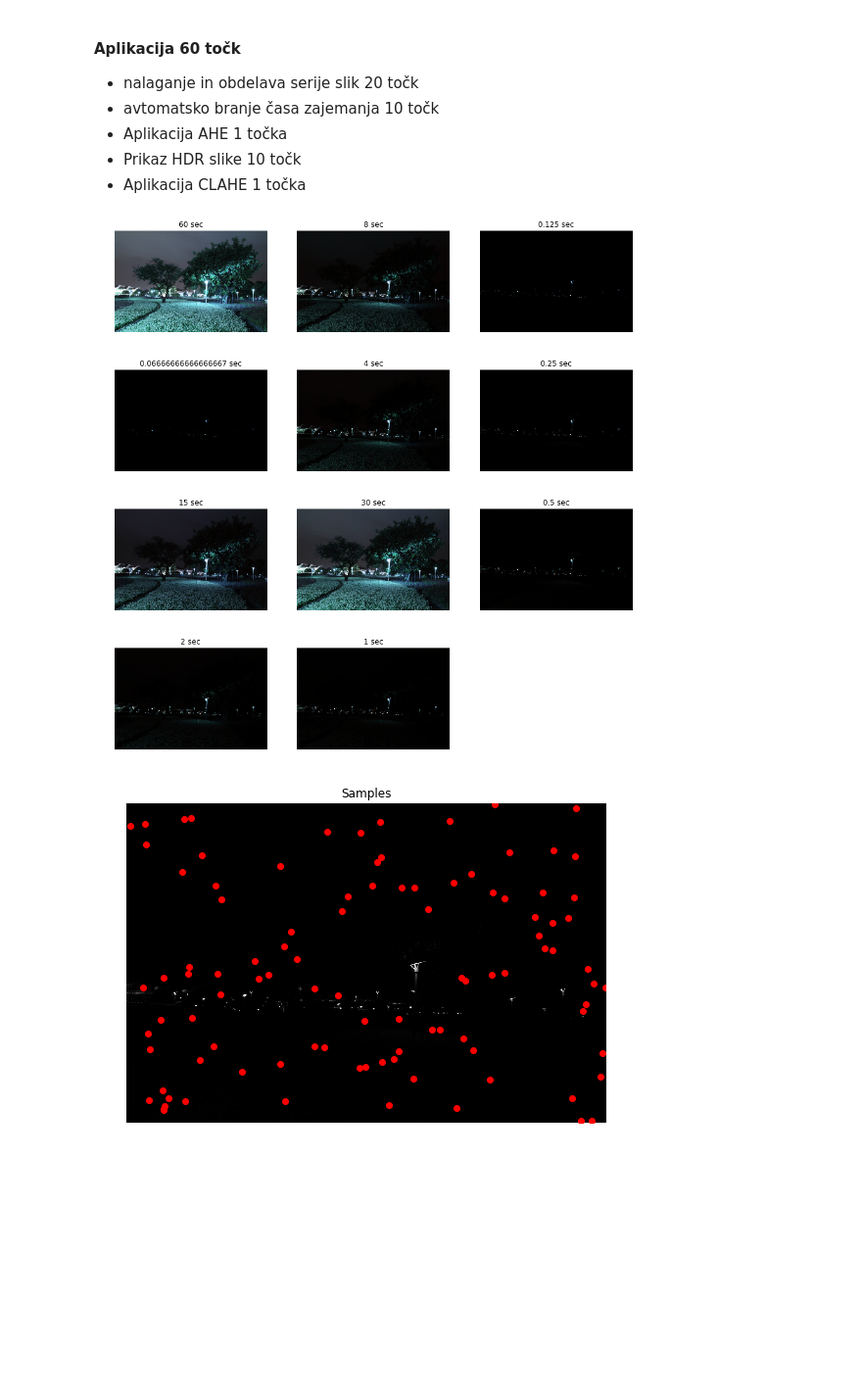
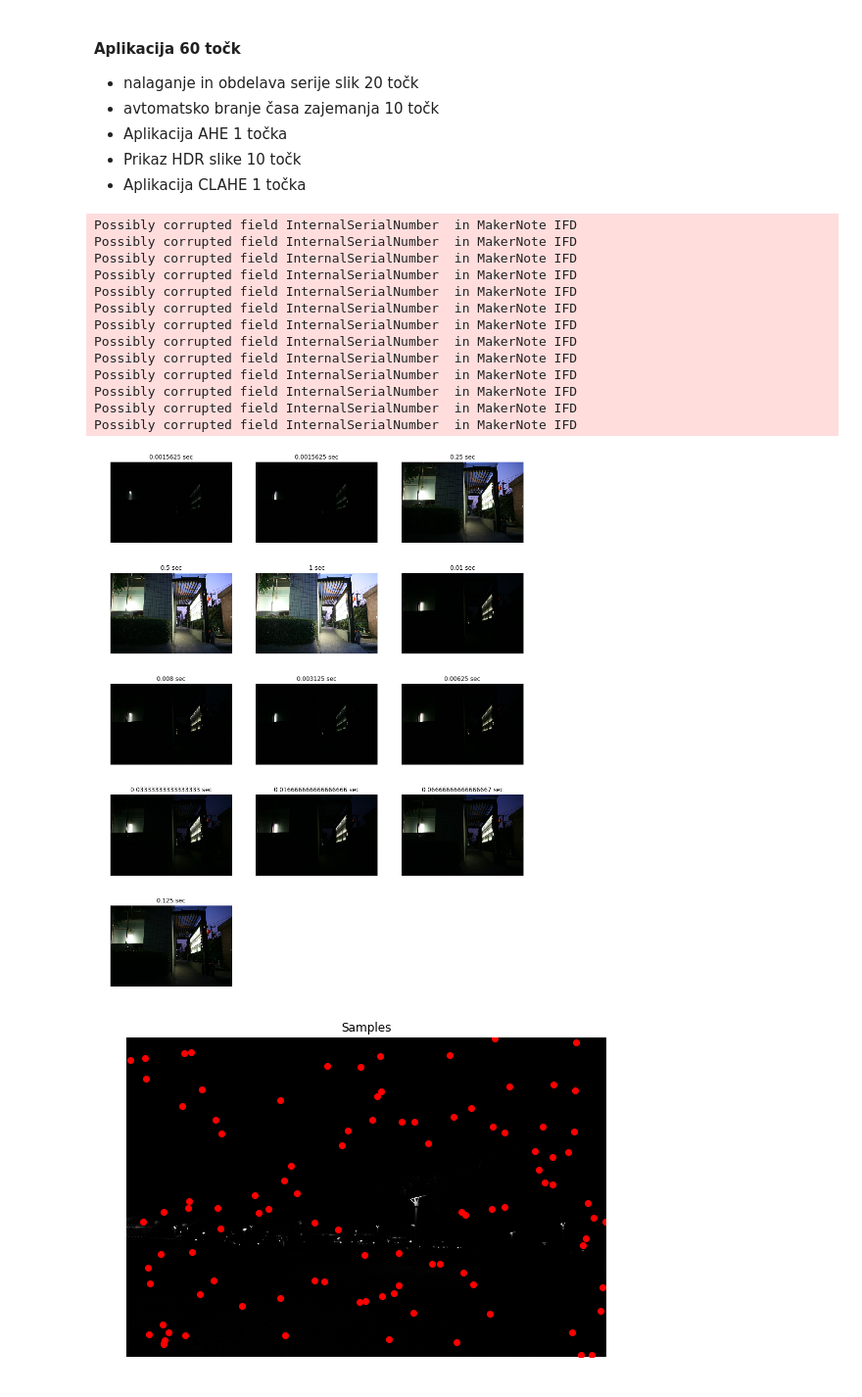
Before and after one commit to lbasek/HDR-image, a Jupyter notebook: NOS-RV03.ipynb, the cells around one changed output. Shown at 98% size. Saved outputs shown, nothing was run; the diff lists cells and outputs as text; code cells hidden in the pictures; blank space fills up the shorter version.

Commit message:
Updated input images.

```diff
--- a/NOS-RV03.ipynb
+++ b/NOS-RV03.ipynb
@@ -48,7 +48,7 @@ import math
 from cv2 import cv2
 # %%
 # Constants
-DIR = "dataset1/"
+DIR = "dataset3/"
 IMG_EXTENSION = ".jpg"
 EXPOSURE_TIME = "EXIF ExposureTime"
 L = 100
@@ -196,21 +196,34 @@ def create_radiance_map(img_list, g, B, w):
 # %%
 images, expo = load_images()
 
 Cols = 3
 rows = len(images) // Cols
 rows += len(images) % Cols
 Position = range(1, len(images) + 1)
 
 plt.figure(figsize=(15, 20))
 fig = plt.figure(1)
 
 for k in range(len(images)):
     ax = fig.add_subplot(rows, Cols, Position[k])
-    plt.imshow(images[k]), plt.axis('off'), plt.title(str(expo[k]) + " sec")
+    plt.imshow(cv2.cvtColor(images[k], cv2.COLOR_BGR2RGB)), plt.axis('off'), plt.title(str(expo[k]) + " sec")
 
 plt.show()
 # %% [output]
+Possibly corrupted field InternalSerialNumber  in MakerNote IFD
+Possibly corrupted field InternalSerialNumber  in MakerNote IFD
+Possibly corrupted field InternalSerialNumber  in MakerNote IFD
+Possibly corrupted field InternalSerialNumber  in MakerNote IFD
+Possibly corrupted field InternalSerialNumber  in MakerNote IFD
+Possibly corrupted field InternalSerialNumber  in MakerNote IFD
+Possibly corrupted field InternalSerialNumber  in MakerNote IFD
+Possibly corrupted field InternalSerialNumber  in MakerNote IFD
+Possibly corrupted field InternalSerialNumber  in MakerNote IFD
+Possibly corrupted field InternalSerialNumber  in MakerNote IFD
+Possibly corrupted field InternalSerialNumber  in MakerNote IFD
+Possibly corrupted field InternalSerialNumber  in MakerNote IFD
+Possibly corrupted field InternalSerialNumber  in MakerNote IFD
-[figure, old version]
+[figure, new version]
 # %%
 shape = load_images_shape()
 width = shape[0]
```
Also changed, not shown: 1 other file.
